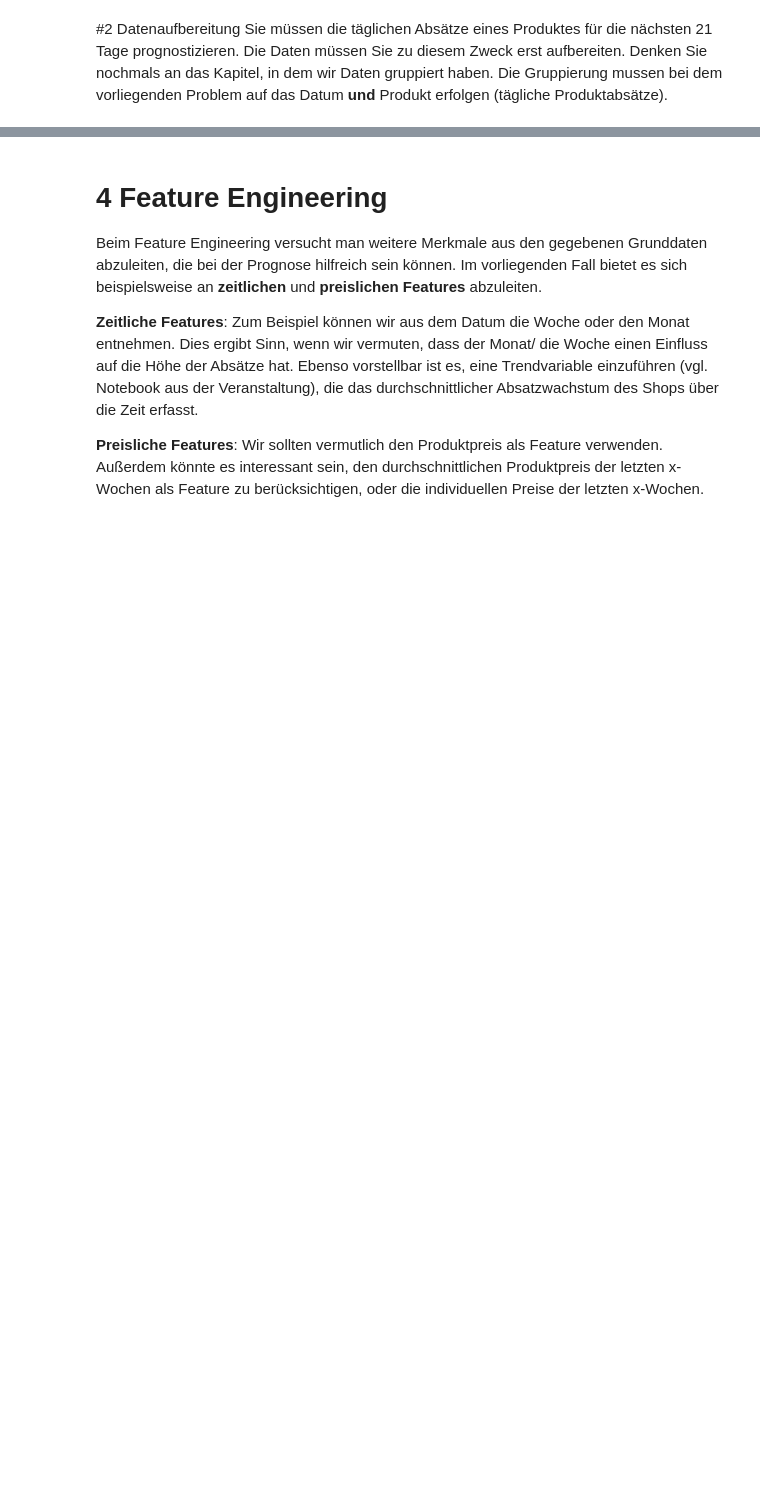
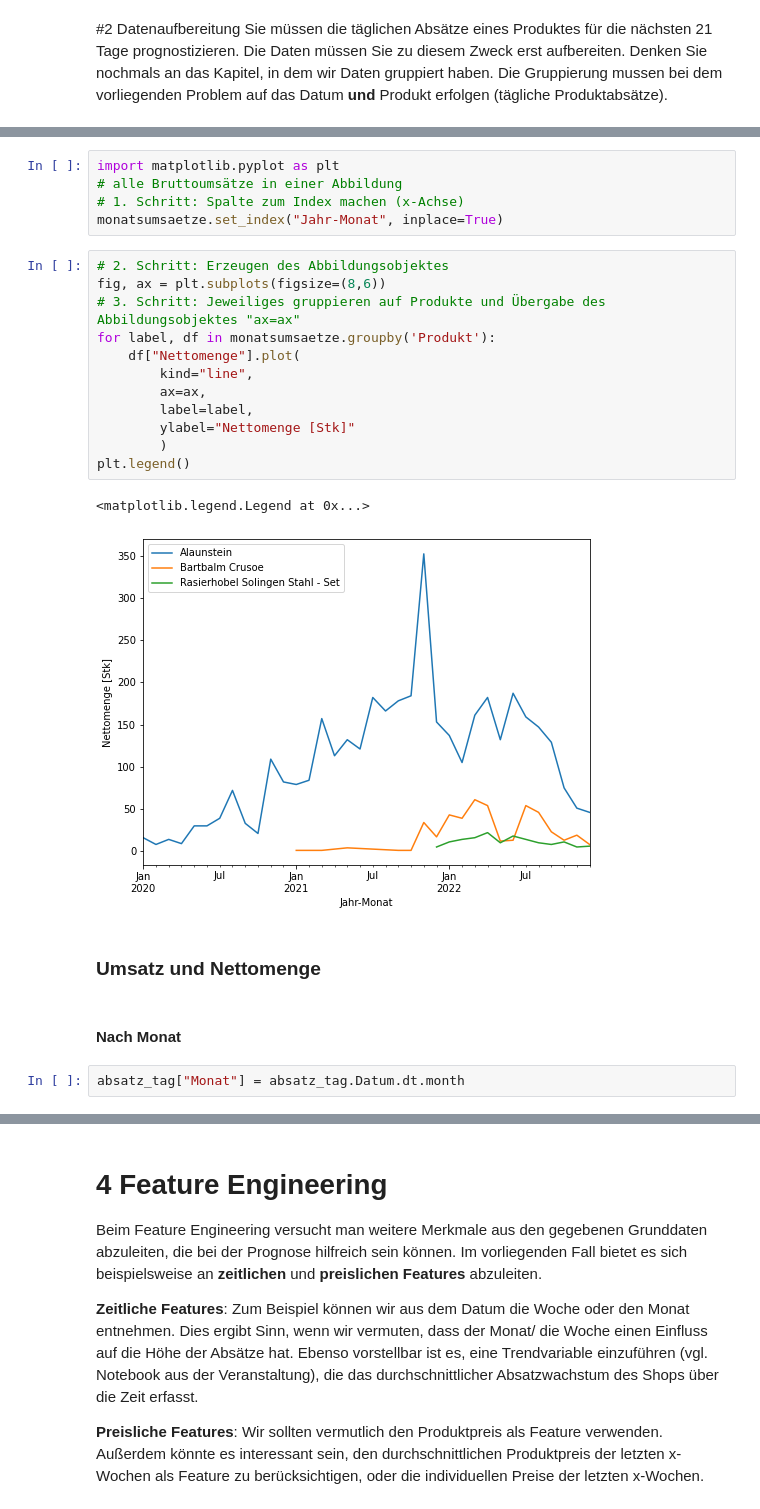
Before and after one commit to AlexKressner/Vorlesung-Business-Intelligence-Anwendungen, a Jupyter notebook: Case_Study_Shopify_Barber_Sales.ipynb, the cells around one changed output, grey strips where cells are left out. Saved outputs shown, nothing was run; the diff lists cells and outputs as text; blank space fills up the shorter version.

```diff
--- a/Case_Study_Shopify_Barber_Sales.ipynb
+++ b/Case_Study_Shopify_Barber_Sales.ipynb
@@ -16,0 +112,26 @@ Verschaffen Sie sich erst einmal einen Überblick zu den Absatzzahlen (für alle
+# %%
+import matplotlib.pyplot as plt
+# alle Bruttoumsätze in einer Abbildung
+# 1. Schritt: Spalte zum Index machen (x-Achse)
+monatsumsaetze.set_index("Jahr-Monat", inplace=True)
+# %%
+# 2. Schritt: Erzeugen des Abbildungsobjektes
+fig, ax = plt.subplots(figsize=(8,6))
+# 3. Schritt: Jeweiliges gruppieren auf Produkte und Übergabe des Abbildungsobjektes "ax=ax"
+for label, df in monatsumsaetze.groupby('Produkt'):
+    df["Nettomenge"].plot(
+        kind="line",
+        ax=ax,
+        label=label,
+        ylabel="Nettomenge [Stk]"
+        )
+plt.legend()
+# %% [output]
+<matplotlib.legend.Legend at 0x...>
+[figure, added]
+# %% [markdown]
+### Umsatz und Nettomenge
+# %% [markdown]
+#### Nach Monat
+# %%
+absatz_tag["Monat"] = absatz_tag.Datum.dt.month
```
Also changed, not shown: parts of 59 cells of this notebook.
